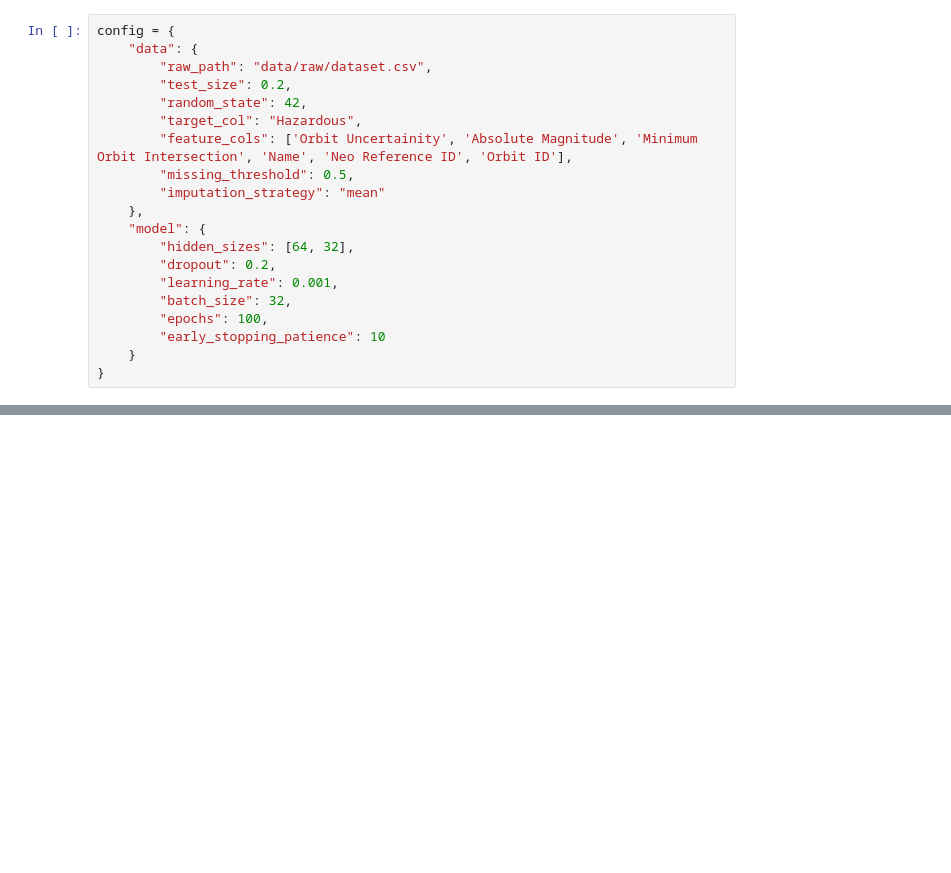
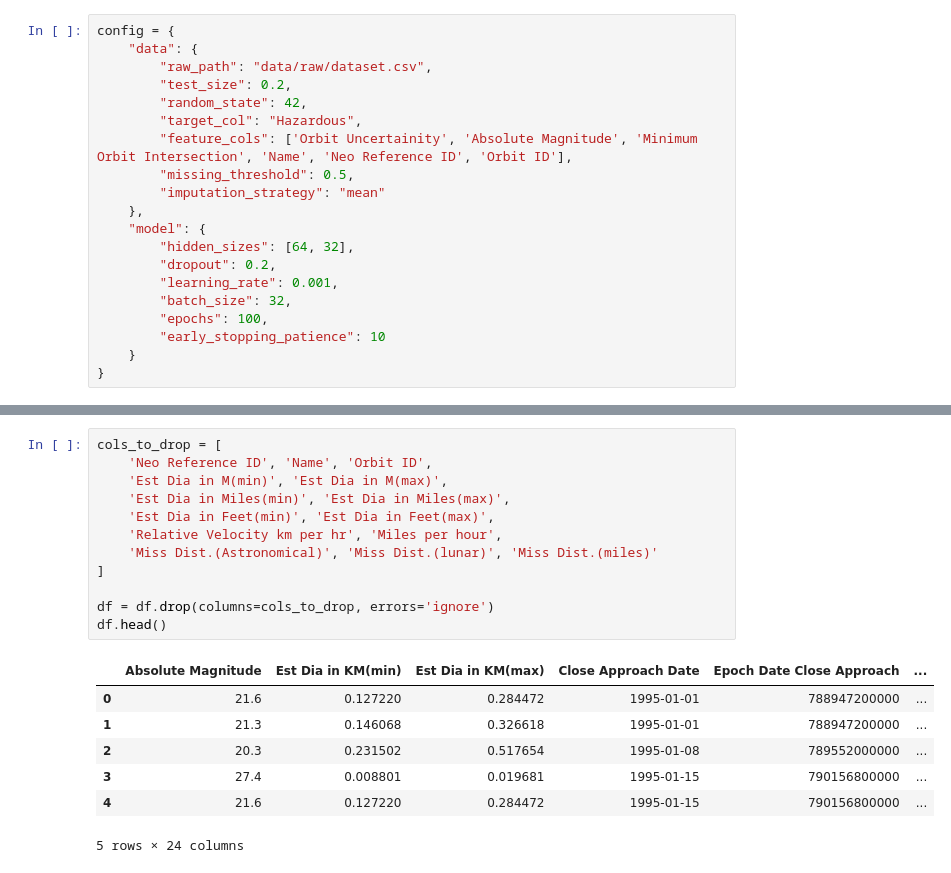
Before and after one commit to JVEXEAR/Topicos_Avancados_em_Inteligencia_Artificial_A, a Jupyter notebook: trabalho.ipynb, the cells around one changed output, grey strips where cells are left out. Cells and saved outputs as stored; diff of their text form; blank space fills up the shorter version.

```diff
--- a/trabalho.ipynb
+++ b/trabalho.ipynb
@@ -140,3 +174,23 @@ print("Depois:", len(df_clean_no_outliers))
+# %%
+cols_to_drop = [
+    'Neo Reference ID', 'Name', 'Orbit ID',
+    'Est Dia in M(min)', 'Est Dia in M(max)',
+    'Est Dia in Miles(min)', 'Est Dia in Miles(max)',
+    'Est Dia in Feet(min)', 'Est Dia in Feet(max)',
+    'Relative Velocity km per hr', 'Miles per hour',
+    'Miss Dist.(Astronomical)', 'Miss Dist.(lunar)', 'Miss Dist.(miles)'
+]
+
+df = df.drop(columns=cols_to_drop, errors='ignore')
+df.head()
+# %% [output]
+|  | Absolute Magnitude | Est Dia in KM(min) | Est Dia in KM(max) | Close Approach Date | Epoch Date Close Approach | ... |
+| 0 | 21.6 | 0.127220 | 0.284472 | 1995-01-01 | 788947200000 | ... |
+| 1 | 21.3 | 0.146068 | 0.326618 | 1995-01-01 | 788947200000 | ... |
+| 2 | 20.3 | 0.231502 | 0.517654 | 1995-01-08 | 789552000000 | ... |
+| 3 | 27.4 | 0.008801 | 0.019681 | 1995-01-15 | 790156800000 | ... |
+| 4 | 21.6 | 0.127220 | 0.284472 | 1995-01-15 | 790156800000 | ... |
+5 rows × 24 columns
 # %%
 def remove_duplicates(df: pd.DataFrame) -> pd.DataFrame:
     before = len(df)
```
Also changed, not shown: parts of 15 cells of this notebook.
